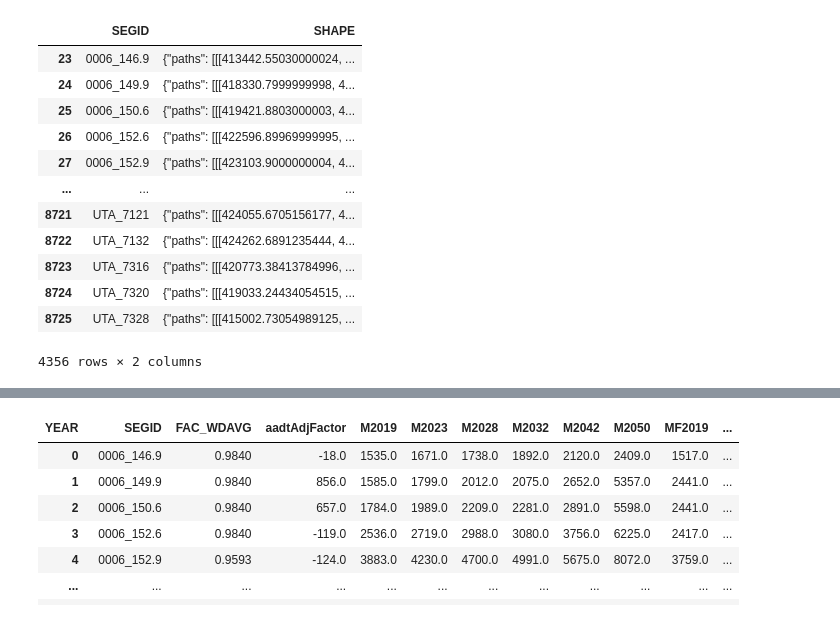
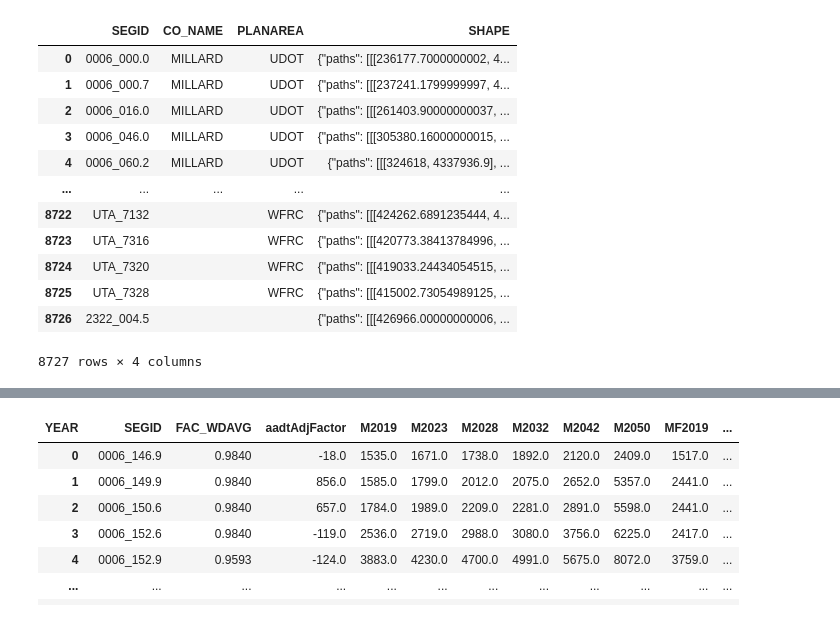
Before and after one commit to WFRCAnalytics/Traffic-Volume-Forecasts, a Jupyter notebook: 4-Prepare-Forecast-App-Data.ipynb, the cells around one changed output, grey strips where cells are left out. Saved outputs shown, nothing was run; the diff lists cells and outputs as text; code cells hidden in the pictures.

Commit message:
Add filtering and get rid of picklist

```diff
--- a/4-Prepare-Forecast-App-Data.ipynb
+++ b/4-Prepare-Forecast-App-Data.ipynb
@@ -7,27 +7,29 @@ import json
 # %%
 fnSegments = 'data/segments/Segments_WF - 2023-08-01.shp'
 
-seg_cols = ['SEGID','SHAPE']
+seg_cols = ['SEGID','CO_NAME','PLANAREA','SHAPE']
 
+# USE ALL PLANAREAS since this app will be for entire state
 # filter by PLANAREA in segments shapefile
-filterPlanArea = ['WFRC','MAG'] # must be an array... if only single item, the still include []
+#filterPlanArea = ['WFRC','MAG'] # must be an array... if only single item, the still include []
 # %%
 # read in segments, filter, and select only key columns
 sdfSegments = pd.DataFrame.spatial.from_featureclass(fnSegments)
-sdfSegments = sdfSegments[sdfSegments['PLANAREA'].isin(filterPlanArea)]
+#sdfSegments = sdfSegments[sdfSegments['PLANAREA'].isin(filterPlanArea)]
 sdfSegments = sdfSegments[seg_cols]
+
 display(sdfSegments)
 # %% [output]
-|  | SEGID | SHAPE |
-| 23 | 0006_146.9 | {"paths": [[[413442.55030000024, ... |
-| 24 | 0006_149.9 | {"paths": [[[418330.7999999998, 4... |
-| 25 | 0006_150.6 | {"paths": [[[419421.8803000003, 4... |
-| 26 | 0006_152.6 | {"paths": [[[422596.89969999995, ... |
-| 27 | 0006_152.9 | {"paths": [[[423103.9000000004, 4... |
-| ... | ... | ... |
-| 8721 | UTA_7121 | {"paths": [[[424055.6705156177, 4... |
-| 8722 | UTA_7132 | {"paths": [[[424262.6891235444, 4... |
-| 8723 | UTA_7316 | {"paths": [[[420773.38413784996, ... |
-| 8724 | UTA_7320 | {"paths": [[[419033.24434054515, ... |
-| 8725 | UTA_7328 | {"paths": [[[415002.73054989125, ... |
+|  | SEGID | CO_NAME | PLANAREA | SHAPE |
+| 0 | 0006_000.0 | MILLARD | UDOT | {"paths": [[[236177.7000000002, 4... |
+| 1 | 0006_000.7 | MILLARD | UDOT | {"paths": [[[237241.1799999997, 4... |
+| 2 | 0006_016.0 | MILLARD | UDOT | {"paths": [[[261403.90000000037, ... |
+| 3 | 0006_046.0 | MILLARD | UDOT | {"paths": [[[305380.16000000015, ... |
+| 4 | 0006_060.2 | MILLARD | UDOT | {"paths": [[[324618, 4337936.9], ... |
+| ... | ... | ... | ... | ... |
+| 8722 | UTA_7132 |  | WFRC | {"paths": [[[424262.6891235444, 4... |
+| 8723 | UTA_7316 |  | WFRC | {"paths": [[[420773.38413784996, ... |
+| 8724 | UTA_7320 |  | WFRC | {"paths": [[[419033.24434054515, ... |
+| 8725 | UTA_7328 |  | WFRC | {"paths": [[[415002.73054989125, ... |
+| 8726 | 2322_004.5 |  |  | {"paths": [[[426966.00000000006, ... |
-4356 rows × 2 columns
+8727 rows × 4 columns
```
Also changed, not shown: parts of 3 cells of this notebook, 16 other files.
